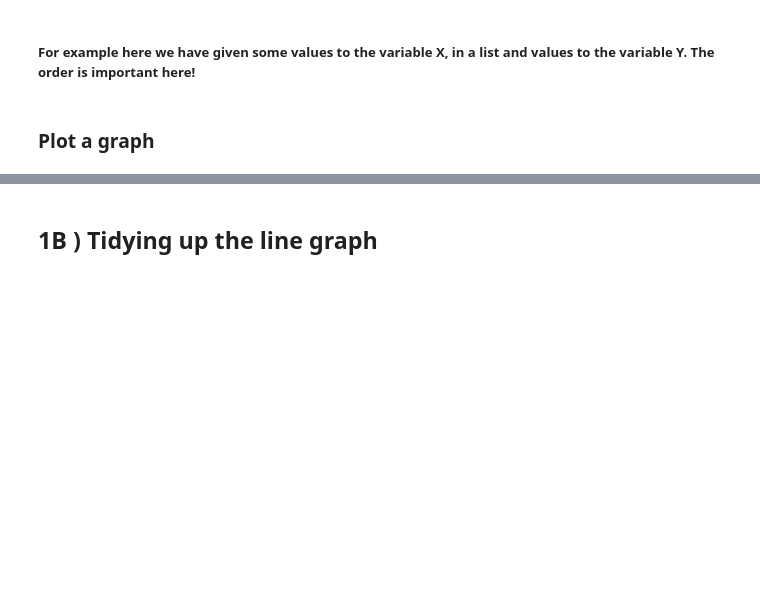
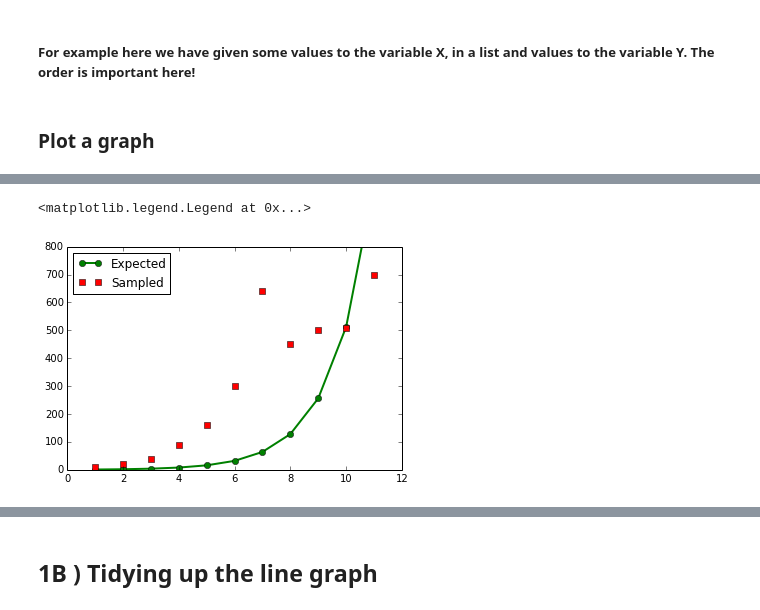
Before and after one commit to UNSW-CFRC/Session-8-Python-Data-Viz, a Jupyter notebook: python-cheatsheet.ipynb, the cells around one changed output, grey strips where cells are left out. Saved outputs shown, nothing was run; the diff lists cells and outputs as text; code cells hidden in the pictures; blank space fills up the shorter version.

```diff
--- a/python-cheatsheet.ipynb
+++ b/python-cheatsheet.ipynb
@@ -27,0 +55,17 @@ plt.plot(y,x)
+# %%
+#More Control
+x1 = [1,2,3,4,5,6,7,8,9,10,11]
+y1 = [1,2,4,8,16,32,64,128,256,512,1024]
+x2 = [1,2,3,4,5,6,7,8,9,10,11]
+y2 = [10,20,40,89,160,300,640,450,500,510,700]
+
+plot(x1,y1, 'go-', label='Expected', linewidth=2)
+
+plot(x2, y2, 'rs',  label='Sampled')
+
+axis([0, 12, 0, 800])
+
+legend(loc='best')
+# %% [output]
+<matplotlib.legend.Legend at 0x...>
+[figure, added]
```
Also changed, not shown: parts of 9 cells of this notebook, 1 other file.
